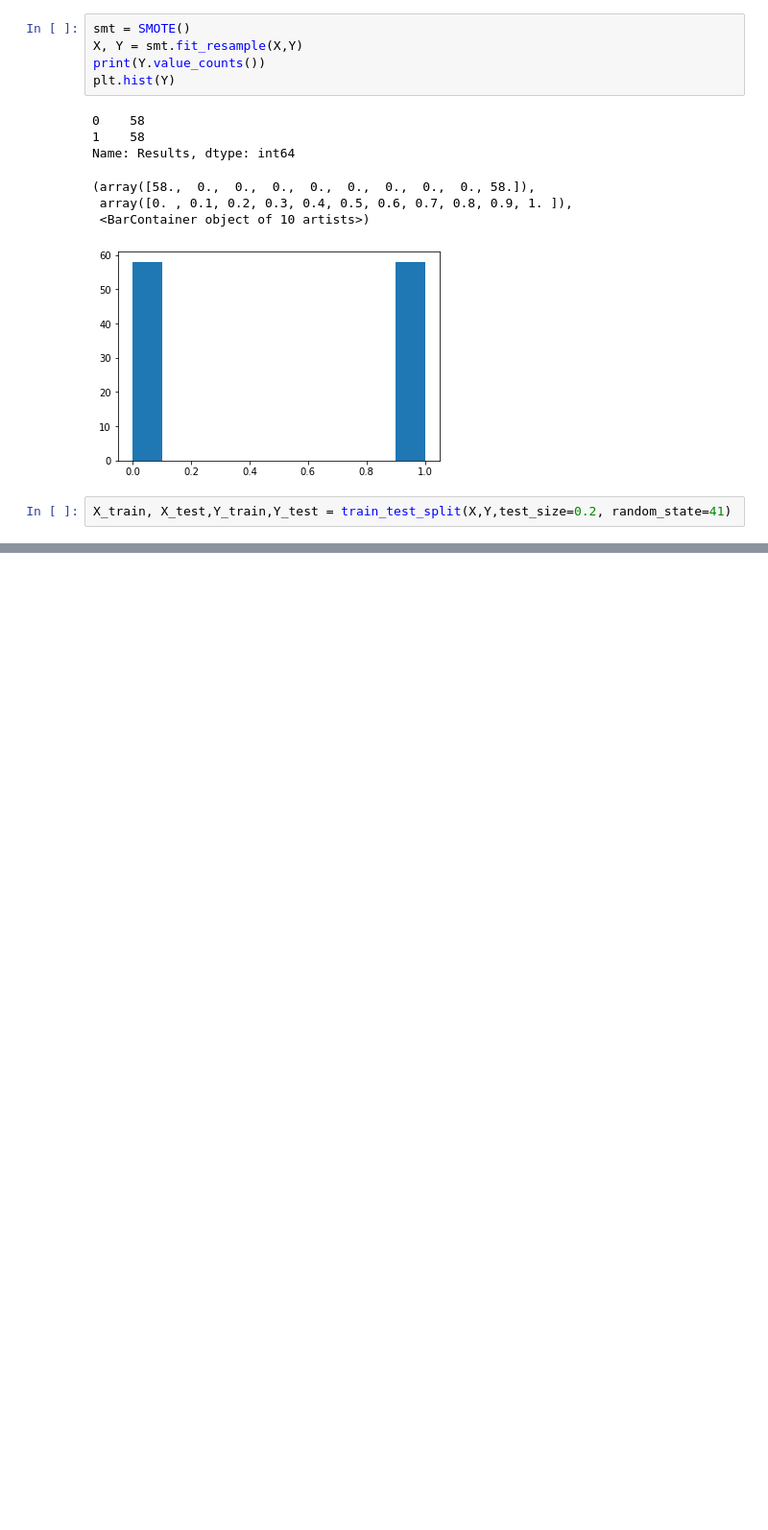
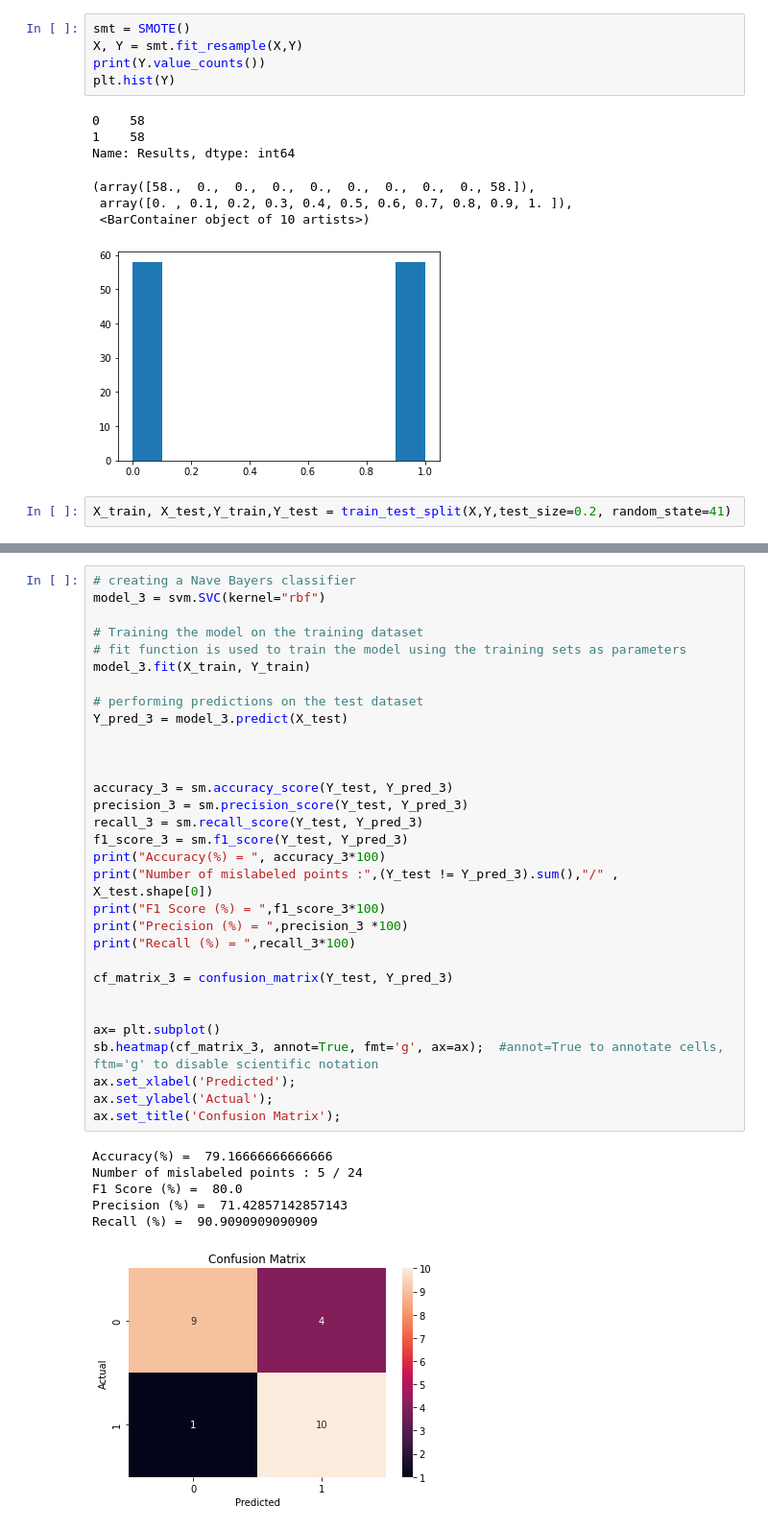
Before and after one commit to pradeepdharmasena/ML_models_Research, a Jupyter notebook: Hypertension_Trans/model_set_01/SVM_01.ipynb, the cells around one changed output, grey strips where cells are left out. Shown at 96% size. Saved outputs shown, nothing was run; the diff lists cells and outputs as text; blank space fills up the shorter version.

```diff
--- a/Hypertension_Trans/model_set_01/SVM_01.ipynb
+++ b/Hypertension_Trans/model_set_01/SVM_01.ipynb
@@ -163,0 +202,38 @@ Recall (%) =  90.9090909090909
+# %%
+# creating a Nave Bayers classifier
+model_3 = svm.SVC(kernel="rbf")
+
+# Training the model on the training dataset
+# fit function is used to train the model using the training sets as parameters
+model_3.fit(X_train, Y_train)
+
+# performing predictions on the test dataset
+Y_pred_3 = model_3.predict(X_test)
+
+
+
+accuracy_3 = sm.accuracy_score(Y_test, Y_pred_3)
+precision_3 = sm.precision_score(Y_test, Y_pred_3)
+recall_3 = sm.recall_score(Y_test, Y_pred_3)
+f1_score_3 = sm.f1_score(Y_test, Y_pred_3)
+print("Accuracy(%) = ", accuracy_3*100)
+print("Number of mislabeled points :",(Y_test != Y_pred_3).sum(),"/" ,  X_test.shape[0])
+print("F1 Score (%) = ",f1_score_3*100)
+print("Precision (%) = ",precision_3 *100)
+print("Recall (%) = ",recall_3*100)
+
+cf_matrix_3 = confusion_matrix(Y_test, Y_pred_3)
+
+
+ax= plt.subplot()
+sb.heatmap(cf_matrix_3, annot=True, fmt='g', ax=ax);  #annot=True to annotate cells, ftm='g' to disable scientific notation
+ax.set_xlabel('Predicted');
+ax.set_ylabel('Actual');
+ax.set_title('Confusion Matrix');
+# %% [output]
+Accuracy(%) =  79.16666666666666
+Number of mislabeled points : 5 / 24
+F1 Score (%) =  80.0
+Precision (%) =  71.42857142857143
+Recall (%) =  90.9090909090909
+[figure, added]
```
Also changed, not shown: parts of 2 cells of this notebook, 22 other files.
